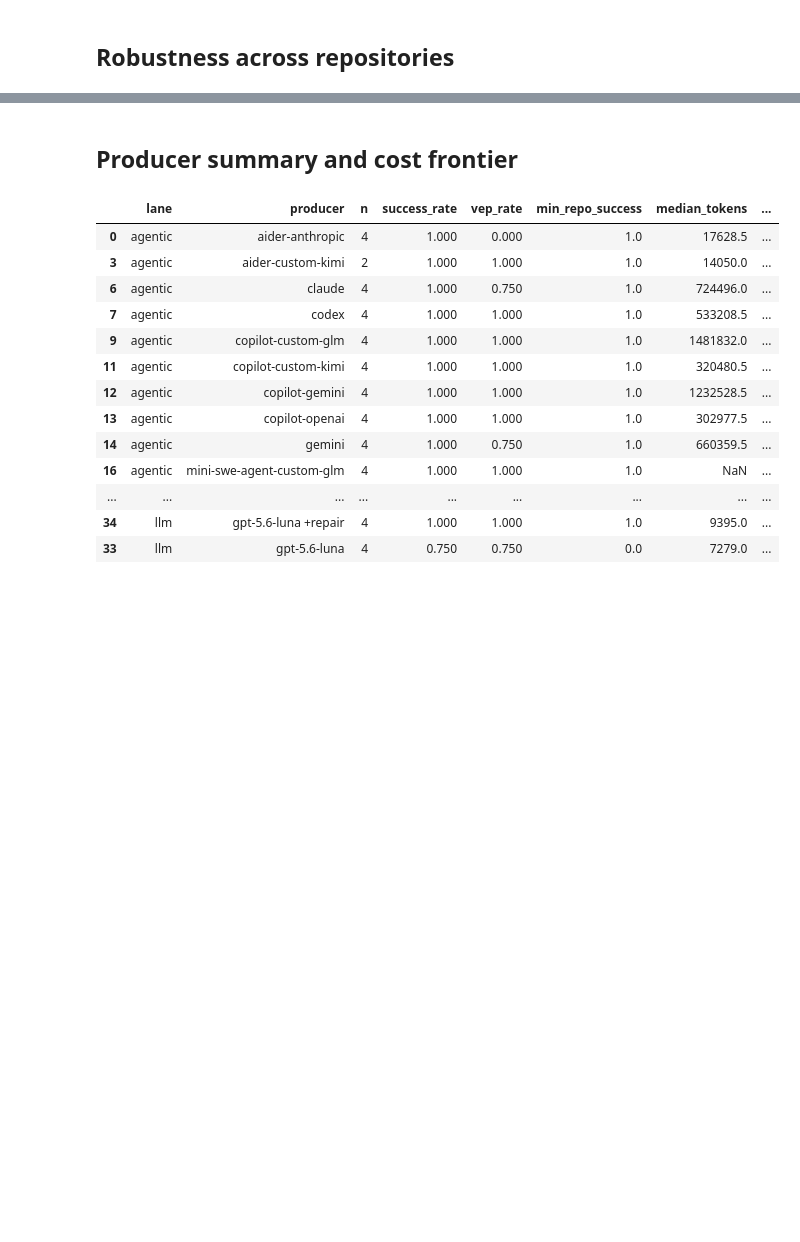
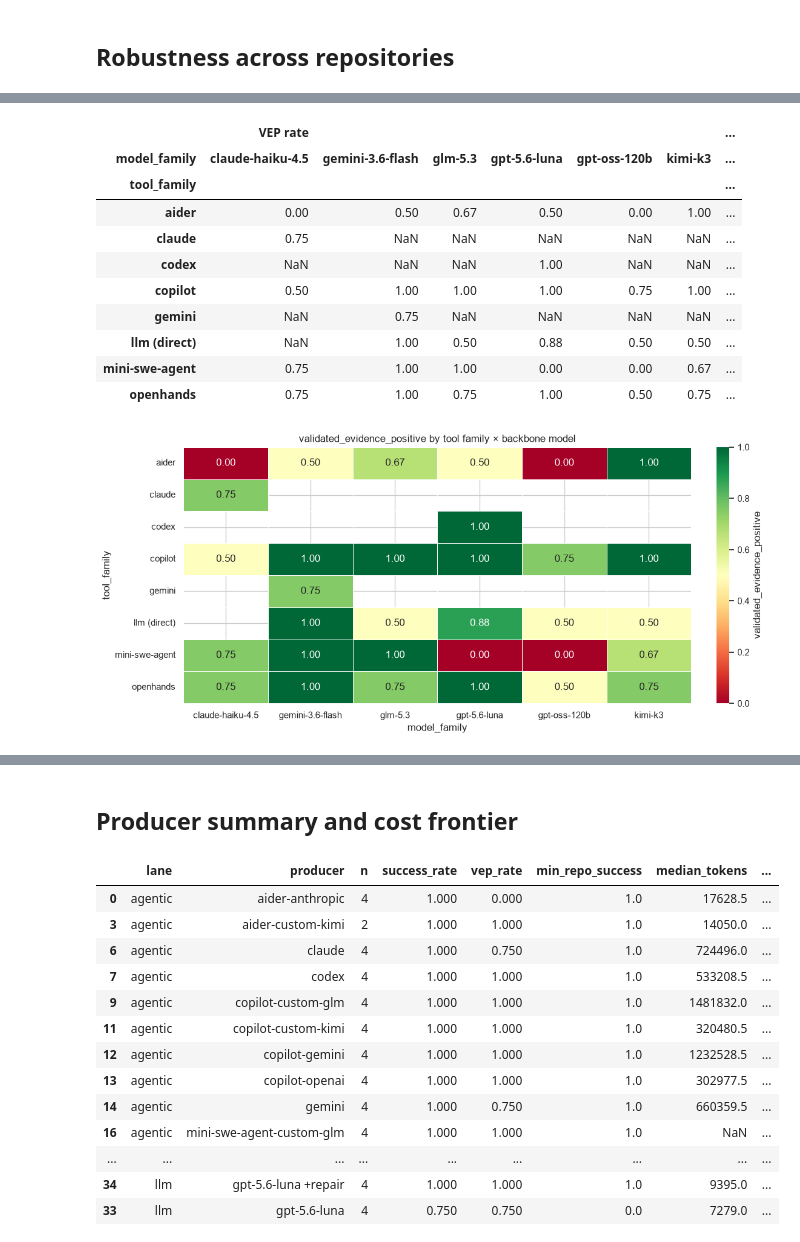
Before and after one commit to consulthunter/TestMap, a Jupyter notebook: Analysis/notebooks/exploratory/04_model_tool_analysis.ipynb, the cells around one changed output, grey strips where cells are left out. Saved outputs shown, nothing was run; the diff lists cells and outputs as text; code cells hidden in the pictures; blank space fills up the shorter version.

```diff
--- a/Analysis/notebooks/exploratory/04_model_tool_analysis.ipynb
+++ b/Analysis/notebooks/exploratory/04_model_tool_analysis.ipynb
@@ -173,0 +189,28 @@ plt.show()
+# %%
+from analysis.normalize import compute_model_family, compute_tool_family
+from analysis.plots import tool_model_heatmap
+
+factored = attempts.assign(tool_family=compute_tool_family(attempts),
+                           model_family=compute_model_family(attempts))
+rates = factored.pivot_table(values='validated_evidence_positive', index='tool_family',
+                             columns='model_family', aggfunc='mean')
+cells = factored.pivot_table(values='validated_evidence_positive', index='tool_family',
+                             columns='model_family', aggfunc='size')
+display(pd.concat({'VEP rate': rates.round(2), 'attempts': cells}, axis=1))
+
+fig, ax = plt.subplots(figsize=(11, 5), layout='constrained')
+tool_model_heatmap(factored, ax=ax)
+plt.show()
+# %% [output]
+|  | VEP rate |  |  |  |  |  | ... |
+| model_family | claude-haiku-4.5 | gemini-3.6-flash | glm-5.3 | gpt-5.6-luna | gpt-oss-120b | kimi-k3 | ... |
+| tool_family |  |  |  |  |  |  | ... |
+| aider | 0.00 | 0.50 | 0.67 | 0.50 | 0.00 | 1.00 | ... |
+| claude | 0.75 | NaN | NaN | NaN | NaN | NaN | ... |
+| codex | NaN | NaN | NaN | 1.00 | NaN | NaN | ... |
+| copilot | 0.50 | 1.00 | 1.00 | 1.00 | 0.75 | 1.00 | ... |
+| gemini | NaN | 0.75 | NaN | NaN | NaN | NaN | ... |
+| llm (direct) | NaN | 1.00 | 0.50 | 0.88 | 0.50 | 0.50 | ... |
+| mini-swe-agent | 0.75 | 1.00 | 1.00 | 0.00 | 0.00 | 0.67 | ... |
+| openhands | 0.75 | 1.00 | 0.75 | 1.00 | 0.50 | 0.75 | ... |
+[figure, added]
```
Also changed, not shown: parts of 8 cells of this notebook, 40 other files.
